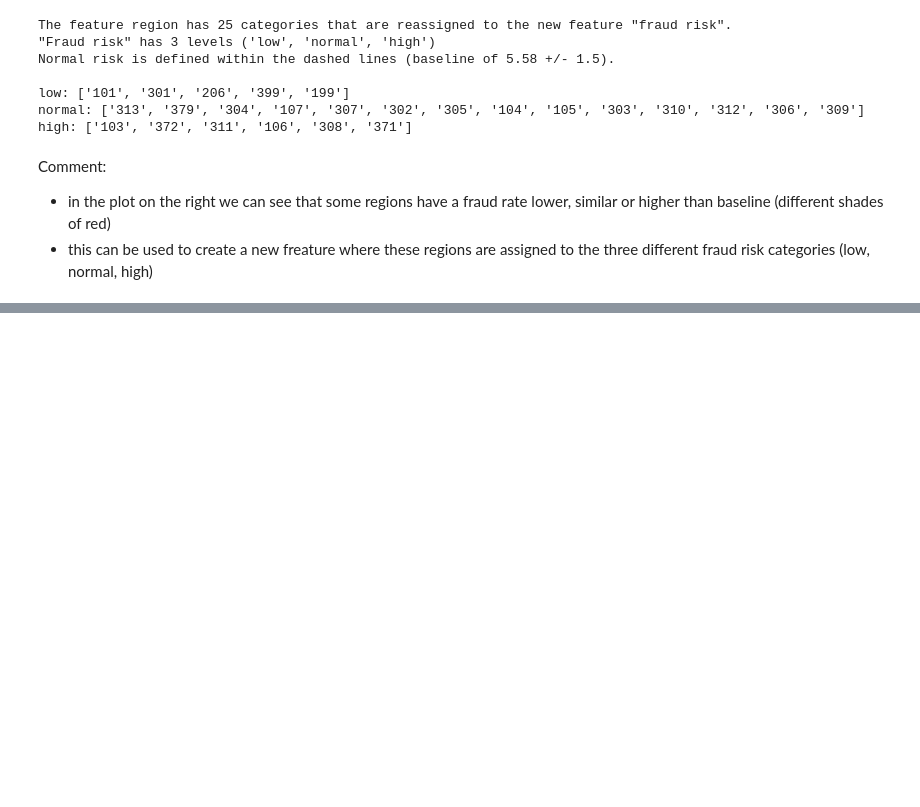
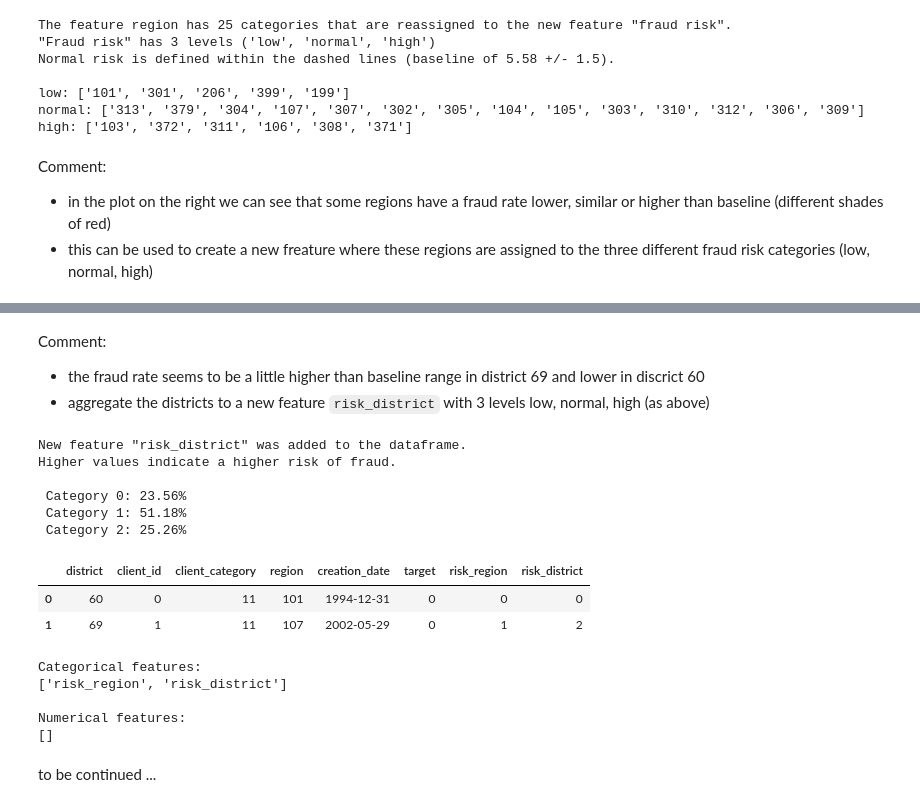
Before and after one commit to A-Lachs/ds_fraud_detection, a Jupyter notebook: EDA/EDA_notebook.ipynb, the cells around one changed output, grey strips where cells are left out. Cells and saved outputs as stored; diff of their text form; code cells hidden in the pictures; blank space fills up the shorter version.

```diff
--- a/EDA/EDA_notebook.ipynb
+++ b/EDA/EDA_notebook.ipynb
@@ -345,0 +396,36 @@ Comment:
+# %% [markdown]
+Comment:
+*   the fraud rate seems to be a little higher than baseline range in district 69 and lower in discrict 60
+*   aggregate the districts to a new feature `risk_district` with 3 levels low, normal, high (as above)
+# %%
+# 2. Create new feature
+df_client = create_fraud_risk_feature(df_client,
+                                      feature_in='district',
+                                      new_categories=risk_categories_district,
+                                      verbose=True)
+df_client.head(2)
+# %% [output]
+New feature "risk_district" was added to the dataframe.
+Higher values indicate a higher risk of fraud.
+
+ Category 0: 23.56%
+ Category 1: 51.18%
+ Category 2: 25.26%
+|  | district | client_id | client_category | region | creation_date | target | risk_region | risk_district |
+| 0 | 60 | 0 | 11 | 101 | 1994-12-31 | 0 | 0 | 0 |
+| 1 | 69 | 1 | 11 | 107 | 2002-05-29 | 0 | 1 | 2 |
+# %%
+# 3. Save feature names for modelling
+
+CAT_FEATURES = add_feature_to_list('risk_district', CAT_FEATURES)
+
+print(f'Categorical features:\n{CAT_FEATURES}')
+print(f'\nNumerical features:\n{NUM_FEATURES}')
+# %% [output]
+Categorical features:
+['risk_region', 'risk_district']
+
+Numerical features:
+[]
+# %% [markdown]
+to be continued ...
```
Also changed, not shown: parts of 5 cells of this notebook, 2 other files.
